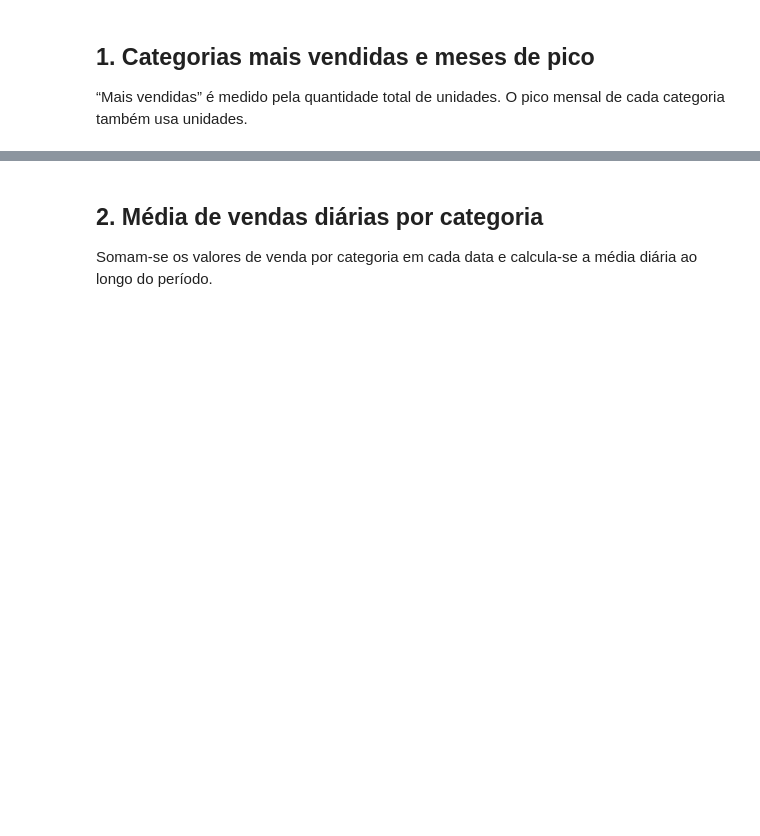
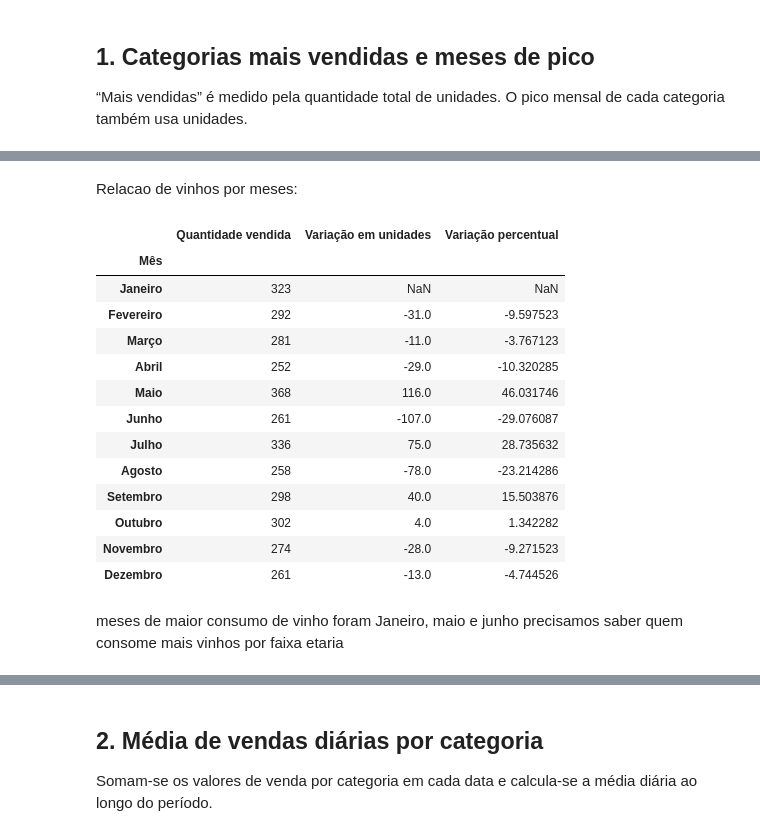
Before and after one commit to fabiojangelni/projeto_analise_exploratoria, a Jupyter notebook: analise_exploratoria_vendas_projeto.ipynb, the cells around one changed output, grey strips where cells are left out. Drawn from its saved outputs; the diff is of its cells as text; code cells hidden in the pictures; blank space fills up the shorter version.

```diff
--- a/analise_exploratoria_vendas_projeto.ipynb
+++ b/analise_exploratoria_vendas_projeto.ipynb
@@ -51,0 +69,54 @@ print(f"Conclusão: {cat_total.index[0]} liderou com {cat_total.iloc[0]:,} unida
+# %% [markdown]
+Relacao de vinhos por meses:
+# %%
+import pandas as pd
+
+# Carrega o arquivo CSV
+df = pd.read_csv("vendas_supermercado_com_cliente.csv", encoding="utf-8-sig")
+
+# Converte a coluna Data para o formato de data
+df["Data"] = pd.to_datetime(df["Data"])
+
+# Filtra as vendas do produto Vinhos
+vinhos = df[df["Produto"].str.strip().str.casefold() == "vinhos"].copy()
+
+# Soma a quantidade vendida em cada mês
+tabela = (
+    vinhos.groupby(vinhos["Data"].dt.month)["Quantidade"]
+    .sum()
+    .reindex(range(1, 13), fill_value=0)
+    .to_frame(name="Quantidade vendida")
+)
+
+# Calcula a variação em relação ao mês anterior
+tabela["Variação em unidades"] = tabela["Quantidade vendida"].diff()
+tabela["Variação percentual"] = tabela["Quantidade vendida"].pct_change() * 100
+
+# Substitui os números dos meses pelos nomes
+meses = {
+    1: "Janeiro", 2: "Fevereiro", 3: "Março", 4: "Abril",
+    5: "Maio", 6: "Junho", 7: "Julho", 8: "Agosto",
+    9: "Setembro", 10: "Outubro", 11: "Novembro", 12: "Dezembro"
+}
+tabela.index = tabela.index.map(meses)
+tabela.index.name = "Mês"
+
+tabela
+# %% [output]
+|  | Quantidade vendida | Variação em unidades | Variação percentual |
+| Mês |  |  |  |
+| Janeiro | 323 | NaN | NaN |
+| Fevereiro | 292 | -31.0 | -9.597523 |
+| Março | 281 | -11.0 | -3.767123 |
+| Abril | 252 | -29.0 | -10.320285 |
+| Maio | 368 | 116.0 | 46.031746 |
+| Junho | 261 | -107.0 | -29.076087 |
+| Julho | 336 | 75.0 | 28.735632 |
+| Agosto | 258 | -78.0 | -23.214286 |
+| Setembro | 298 | 40.0 | 15.503876 |
+| Outubro | 302 | 4.0 | 1.342282 |
+| Novembro | 274 | -28.0 | -9.271523 |
+| Dezembro | 261 | -13.0 | -4.744526 |
+# %% [markdown]
+meses de maior consumo de vinho foram Janeiro, maio e junho
+precisamos saber quem consome mais vinhos por faixa etaria
```
Also changed, not shown: parts of 18 cells of this notebook.
